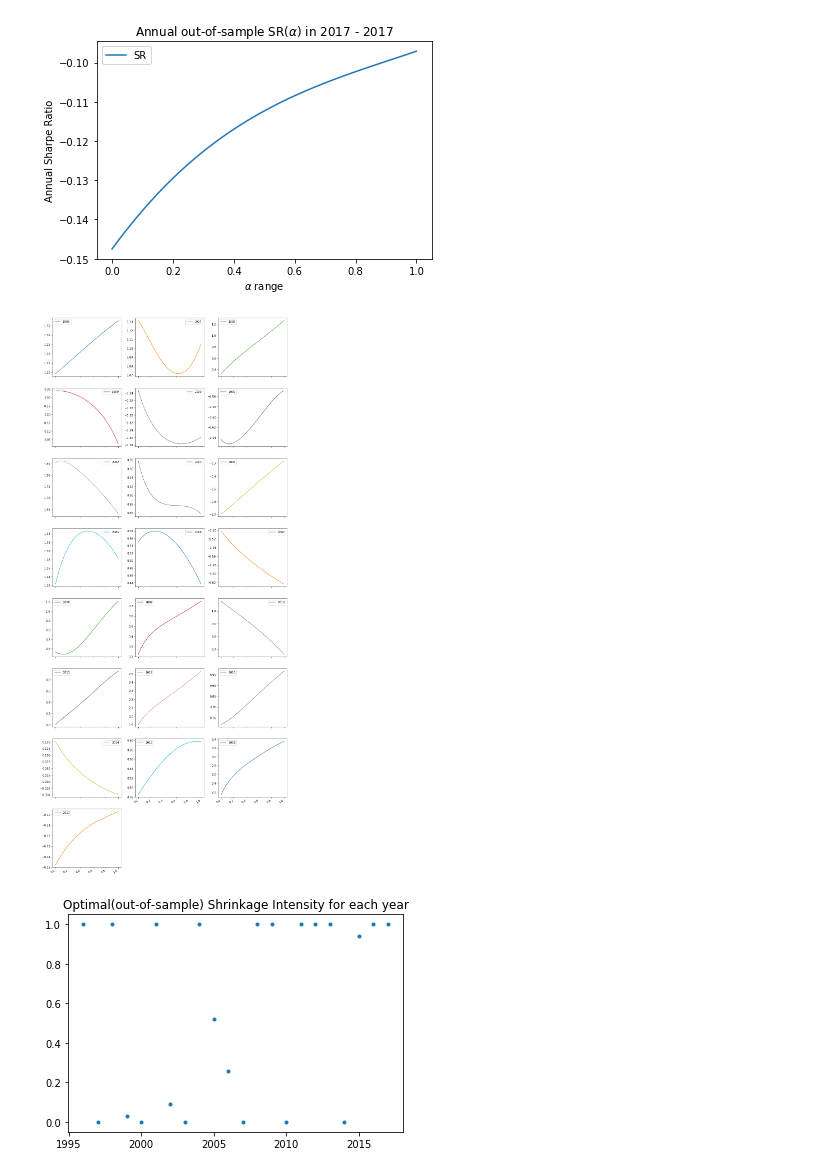
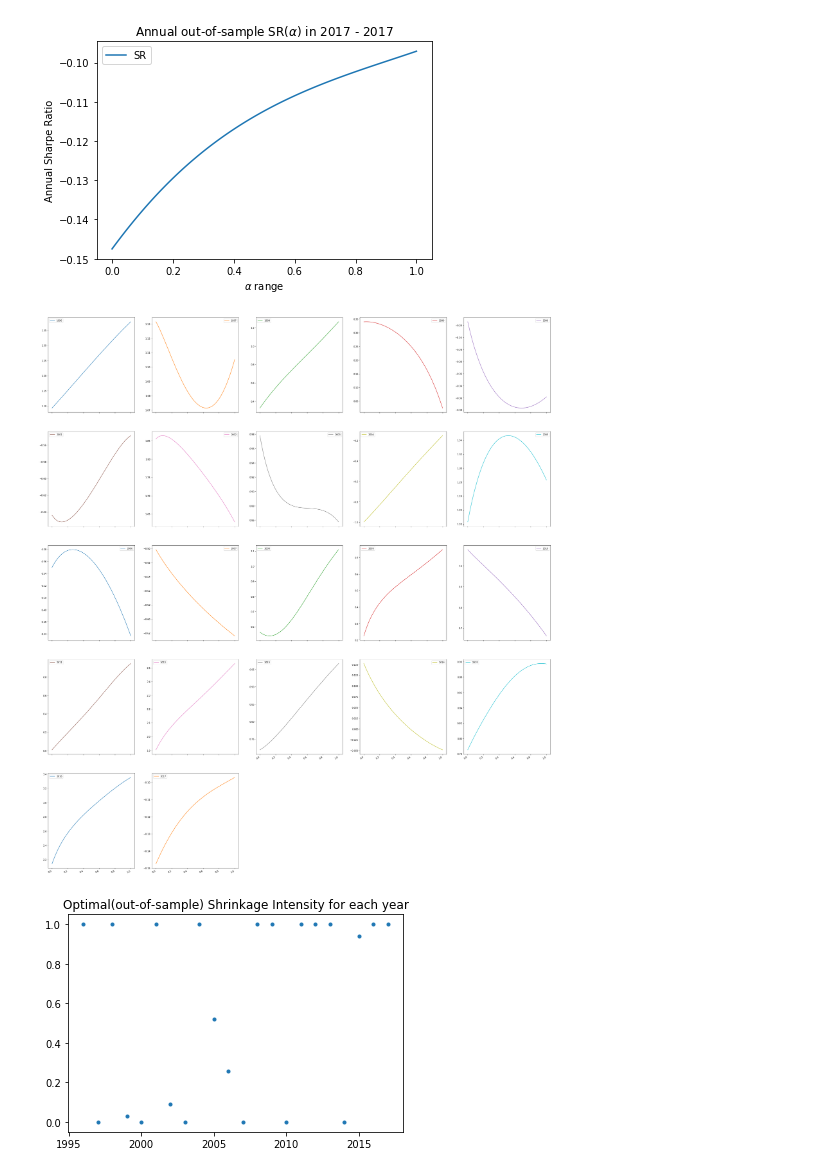
Before and after one commit to ChengLuFred/Portfolio-Selection-via-TBN, a Jupyter notebook: supplement/subject_exam.ipynb, the cells around one changed output. Cells and saved outputs as stored; diff of their text form; code cells hidden in the pictures.

Commit message:
change yearly sharpe ratio layout

```diff
--- a/supplement/subject_exam.ipynb
+++ b/supplement/subject_exam.ipynb
@@ -400,16 +400,16 @@ sharpe_ratio_show(SR, file_name)
 # %%
 index = np.arange(0, 1.01, 0.01)
 SR_aggregate.index = index
 xtickers = [0, 0.2, 0.4, 0.6, 0.8, 1.0]
 title = 'Sharpe ratio SR($\\alpha$) on years from 1996 to 2017'
 fig = SR_aggregate.plot(subplots = True,
                         use_index = True,
                         xticks = xtickers,
                         fontsize = 10,
-                        layout = (8,3),
-                        figsize = (15,40))
+                        layout = (5,5),
+                        figsize = (40,50))
 # %% [output]
-[figure, old version]
+[figure, new version]
 # %%
 sharpe_ratio_optimums = SR_aggregate.idxmax(axis=0)
 # %%
```
Also changed, not shown: 1 other file.
